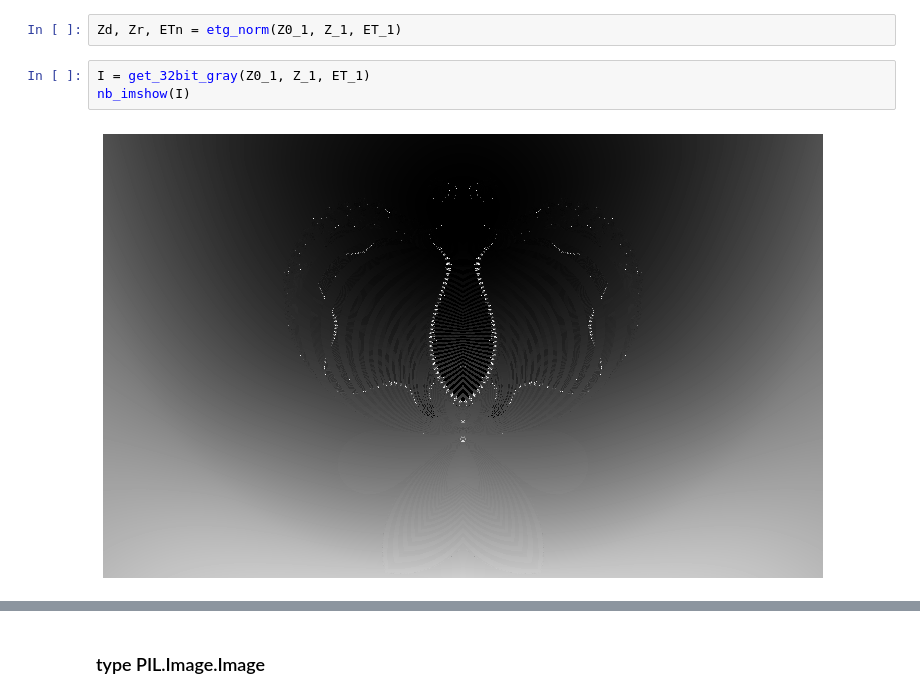
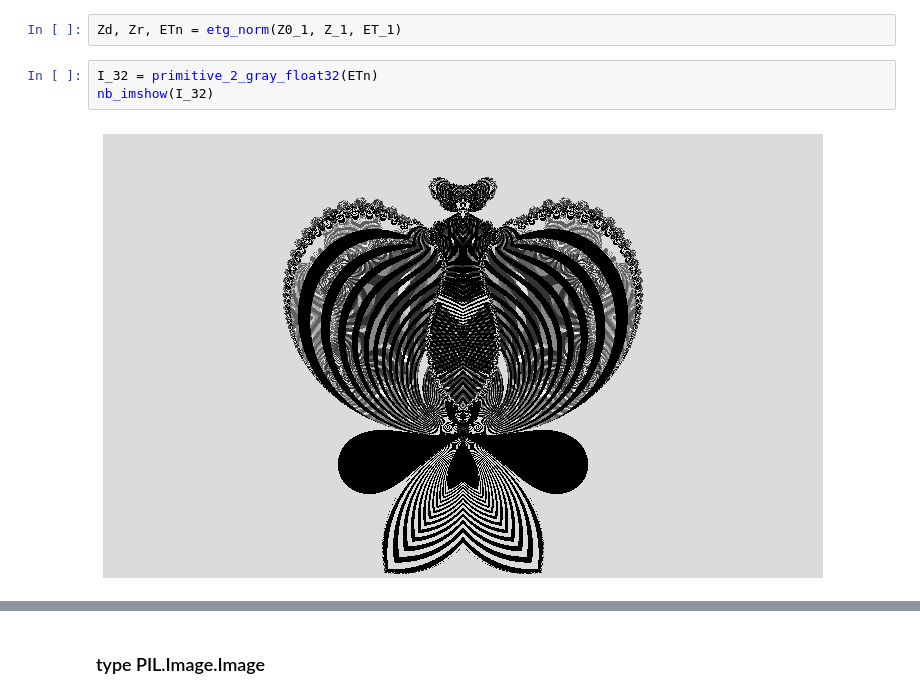
Before and after one commit to dlanier/scalygraphic, a Jupyter notebook: doc_code/Bitty_Wit_Display_Save_Whatever.ipynb, the cells around one changed output, grey strips where cells are left out. Cells and saved outputs as stored; diff of their text form.

```diff
--- a/doc_code/Bitty_Wit_Display_Save_Whatever.ipynb
+++ b/doc_code/Bitty_Wit_Display_Save_Whatever.ipynb
@@ -97,8 +97,8 @@ data matrices size =  (444, 720)
 ### type np.ndarrys
 # %%
 Zd, Zr, ETn = etg_norm(Z0_1, Z_1, ET_1)
-# %%
-I = get_32bit_gray(Z0_1, Z_1, ET_1)
-nb_imshow(I)
-# %% [output]
-[figure, removed]
+# %%
+I_32 = primitive_2_gray_float32(ETn)
+nb_imshow(I_32)
+# %% [output]
+[figure, added]
```
Also changed, not shown: parts of 36 cells of this notebook, 4 other files.
